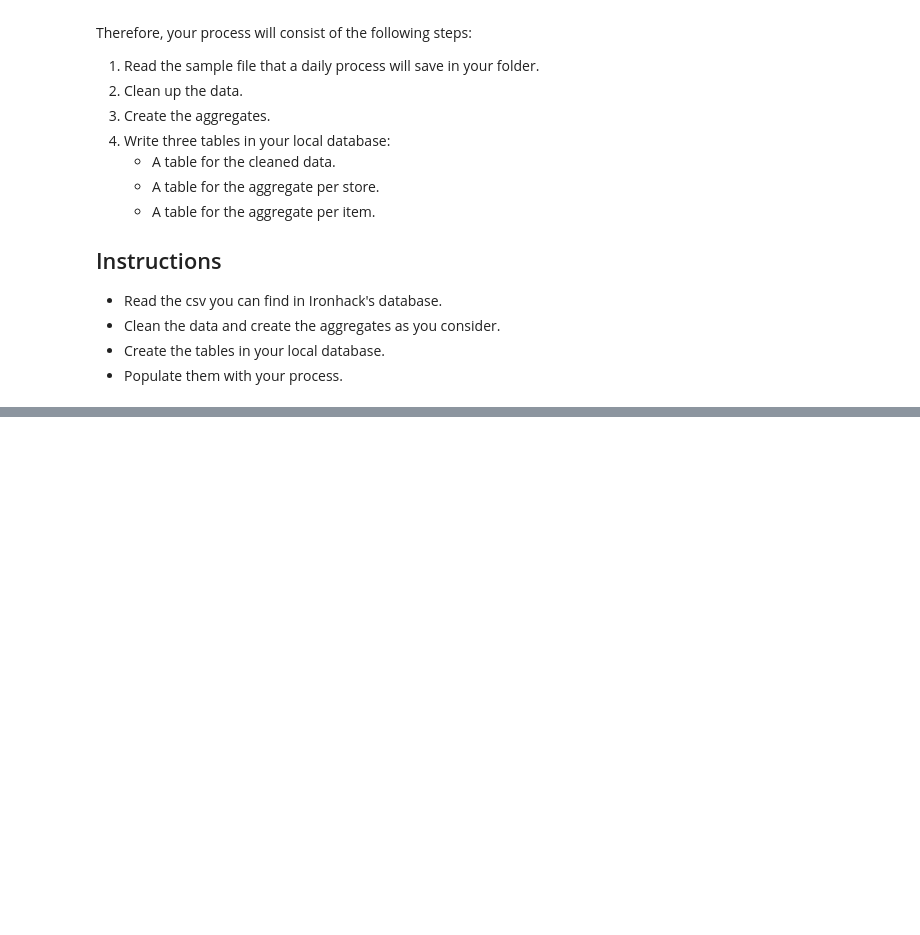
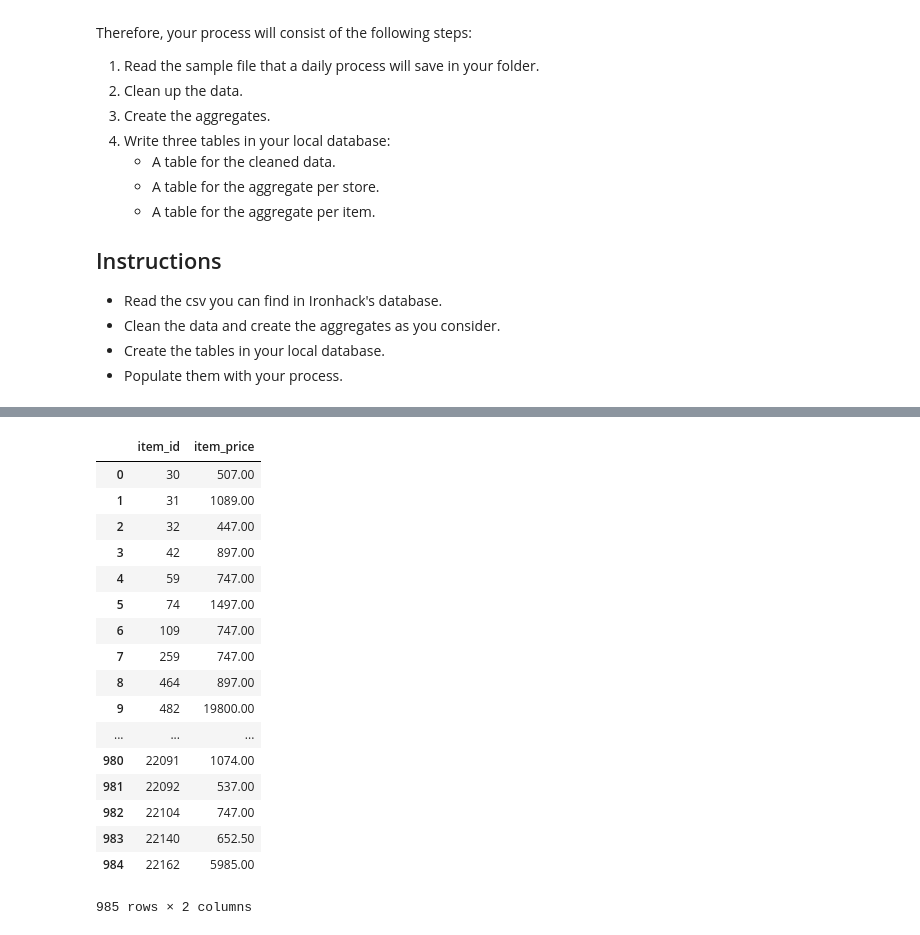
Before and after one commit to ta-data-bcn/lab-df-calculation-and-transformation, a Jupyter notebook: your-code/main.ipynb, the cells around one changed output, grey strips where cells are left out. Cells and saved outputs as stored; diff of their text form; code cells hidden in the pictures; blank space fills up the shorter version.

```diff
--- a/your-code/main.ipynb
+++ b/your-code/main.ipynb
@@ -82,5 +201,24 @@ sales.groupby(['shop_id', 'item_id'])['item_cnt_day'].sum()
 # %%
-sales.groupby('item_id', as_index=False).agg({"item_price2": "sum"})
+sales.groupby('item_id', as_index=False).agg({"item_price": "sum"})
+# %% [output]
+|  | item_id | item_price |
+| 0 | 30 | 507.00 |
+| 1 | 31 | 1089.00 |
+| 2 | 32 | 447.00 |
+| 3 | 42 | 897.00 |
+| 4 | 59 | 747.00 |
+| 5 | 74 | 1497.00 |
+| 6 | 109 | 747.00 |
+| 7 | 259 | 747.00 |
+| 8 | 464 | 897.00 |
+| 9 | 482 | 19800.00 |
+| ... | ... | ... |
+| 980 | 22091 | 1074.00 |
+| 981 | 22092 | 537.00 |
+| 982 | 22104 | 747.00 |
+| 983 | 22140 | 652.50 |
+| 984 | 22162 | 5985.00 |
+985 rows × 2 columns
 # %%
 ignore = ['17717','8452','6503','17662','1969','11655','13697','21363','15857','19436','2416','21361','21366','4102','17887','11926','21362','21365','1114','11688','11927','18052','18050','18042','21364','7780','21386','2954','19752','20949']
 len(ignore)
```
Also changed, not shown: parts of 19 cells of this notebook, 5 other files.
